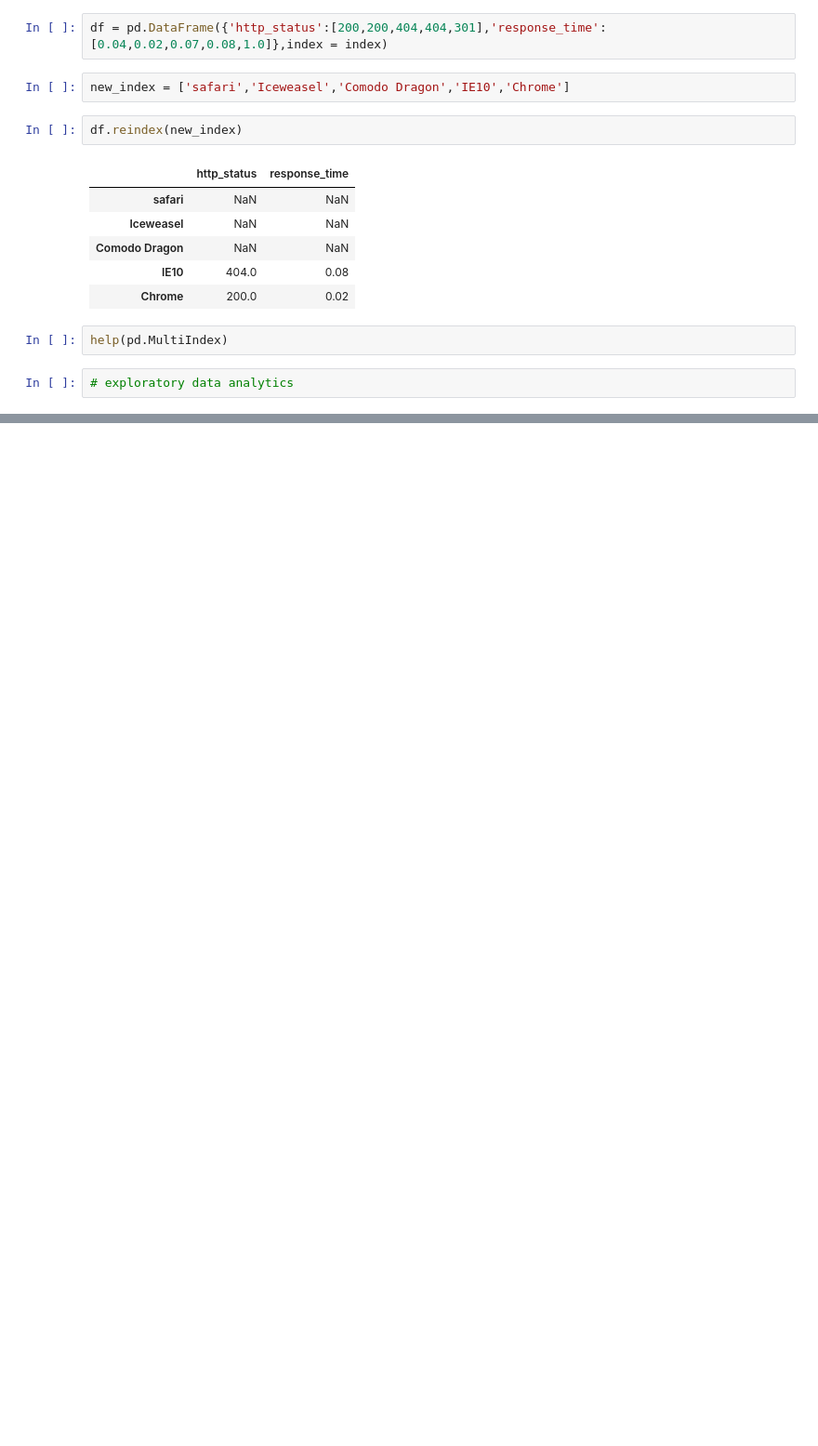
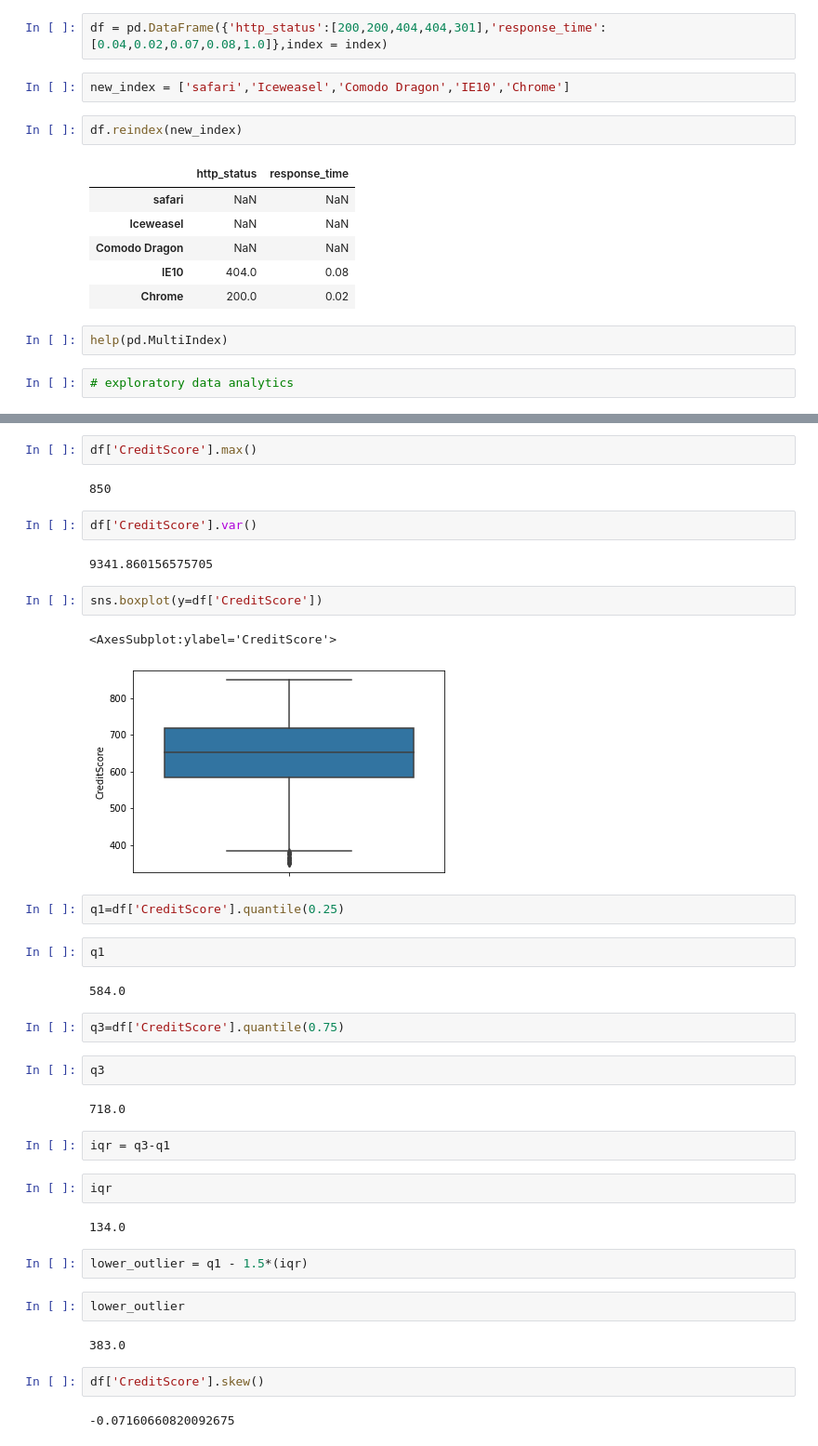
Before and after one commit to dharani963-reddy/epam_6651, a Jupyter notebook: PYTHON BASICS.ipynb, the cells around one changed output, grey strips where cells are left out. Shown: that part at 93% size. Drawn from its saved outputs; the diff is of its cells as text; blank space fills up the shorter version.

```diff
--- a/PYTHON BASICS.ipynb
+++ b/PYTHON BASICS.ipynb
@@ -1137,0 +1197,41 @@ help(pd.MultiIndex)
+# %%
+df['CreditScore'].max()
+# %% [output]
+850
+# %%
+df['CreditScore'].var()
+# %% [output]
+9341.860156575705
+# %%
+sns.boxplot(y=df['CreditScore'])
+# %% [output]
+<AxesSubplot:ylabel='CreditScore'>
+[figure, added]
+# %%
+q1=df['CreditScore'].quantile(0.25)
+# %%
+q1
+# %% [output]
+584.0
+# %%
+q3=df['CreditScore'].quantile(0.75)
+# %%
+q3
+# %% [output]
+718.0
+# %%
+iqr = q3-q1
+# %%
+iqr
+# %% [output]
+134.0
+# %%
+lower_outlier = q1 - 1.5*(iqr)
+# %%
+lower_outlier
+# %% [output]
+383.0
+# %%
+df['CreditScore'].skew()
+# %% [output]
+-0.07160660820092675
```
Also changed, not shown: parts of 80 cells of this notebook.
